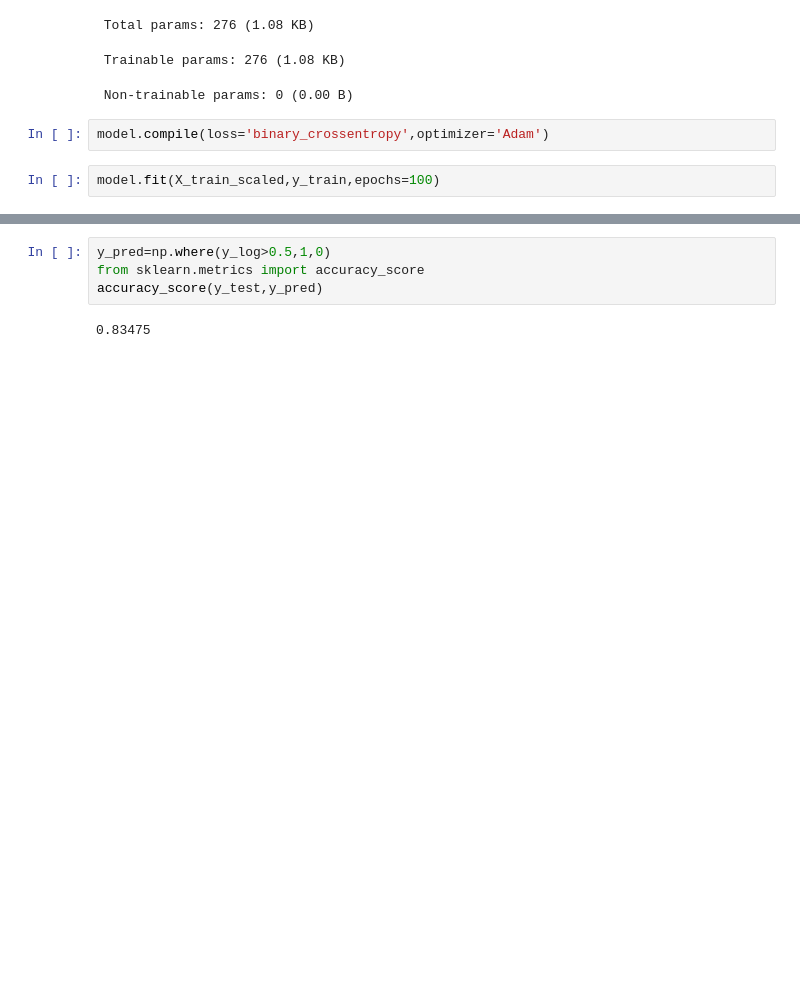
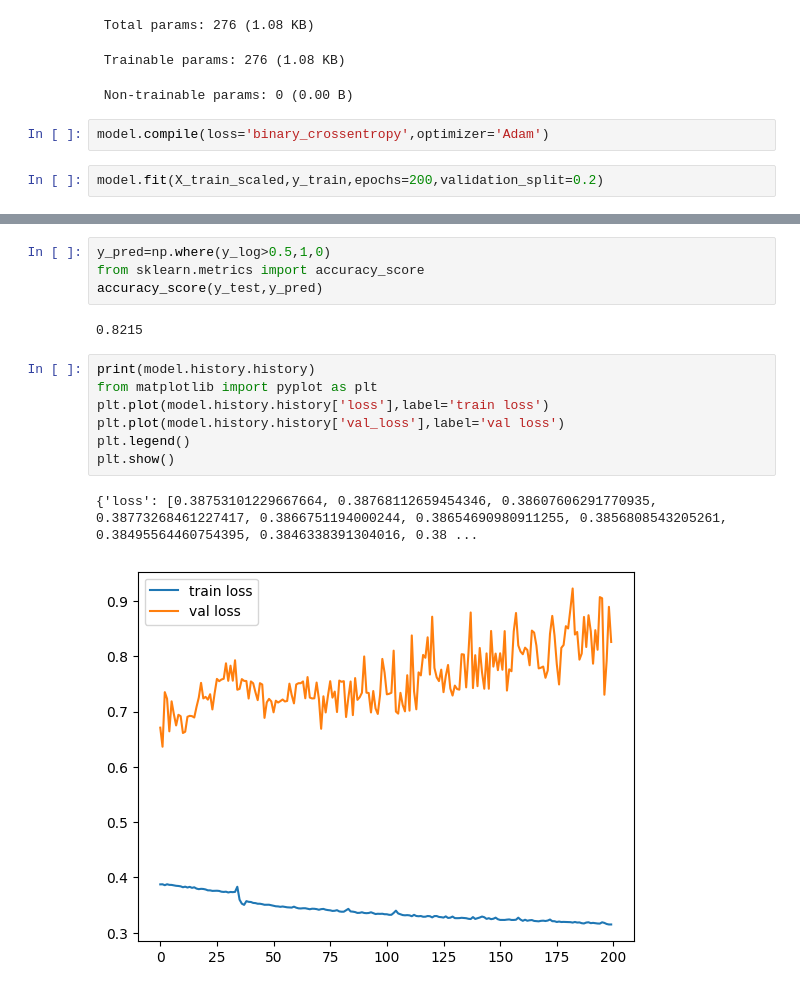
Before and after one commit to sandeep7348/Assignment, a Jupyter notebook: ChurnModelling.ipynb, the cells around one changed output, grey strips where cells are left out. Cells and saved outputs as stored; diff of their text form; blank space fills up the shorter version.

```diff
--- a/ChurnModelling.ipynb
+++ b/ChurnModelling.ipynb
@@ -189,5 +189,5 @@ Model: "sequential_4"
 # %%
 model.compile(loss='binary_crossentropy',optimizer='Adam')
 # %%
-model.fit(X_train_scaled,y_train,epochs=100)
+model.fit(X_train_scaled,y_train,epochs=200,validation_split=0.2)
 # %% [output]
@@ -238,4 +238,14 @@ y_pred=np.where(y_log>0.5,1,0)
 from sklearn.metrics import accuracy_score
 accuracy_score(y_test,y_pred)
 # %% [output]
-0.83475
+0.8215
+# %%
+print(model.history.history)
+from matplotlib import pyplot as plt
+plt.plot(model.history.history['loss'],label='train loss')
+plt.plot(model.history.history['val_loss'],label='val loss')
+plt.legend()
+plt.show()
+# %% [output]
+{'loss': [0.38753101229667664, 0.38768112659454346, 0.38607606291770935, 0.38773268461227417, 0.3866751194000244, 0.38654690980911255, 0.3856808543205261, 0.38495564460754395, 0.3846338391304016, 0.38 ...
+[figure, added]
```
Also changed, not shown: parts of 3 cells of this notebook.
